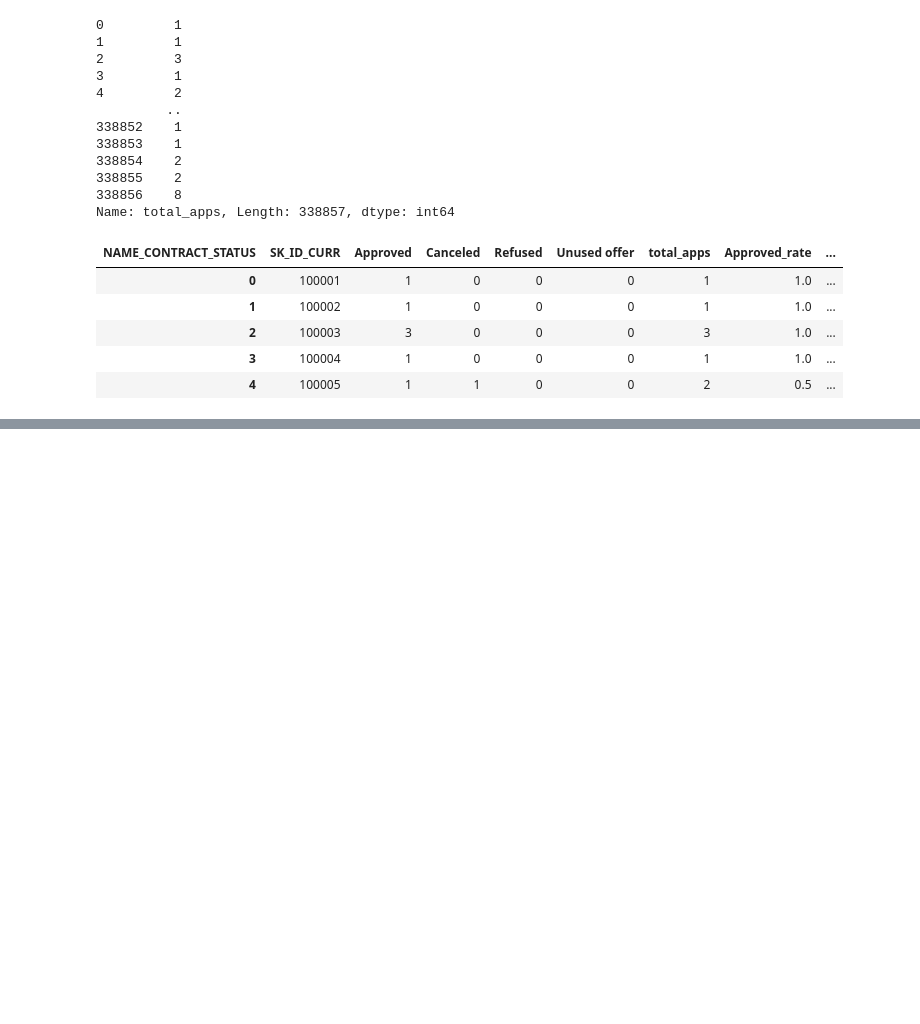
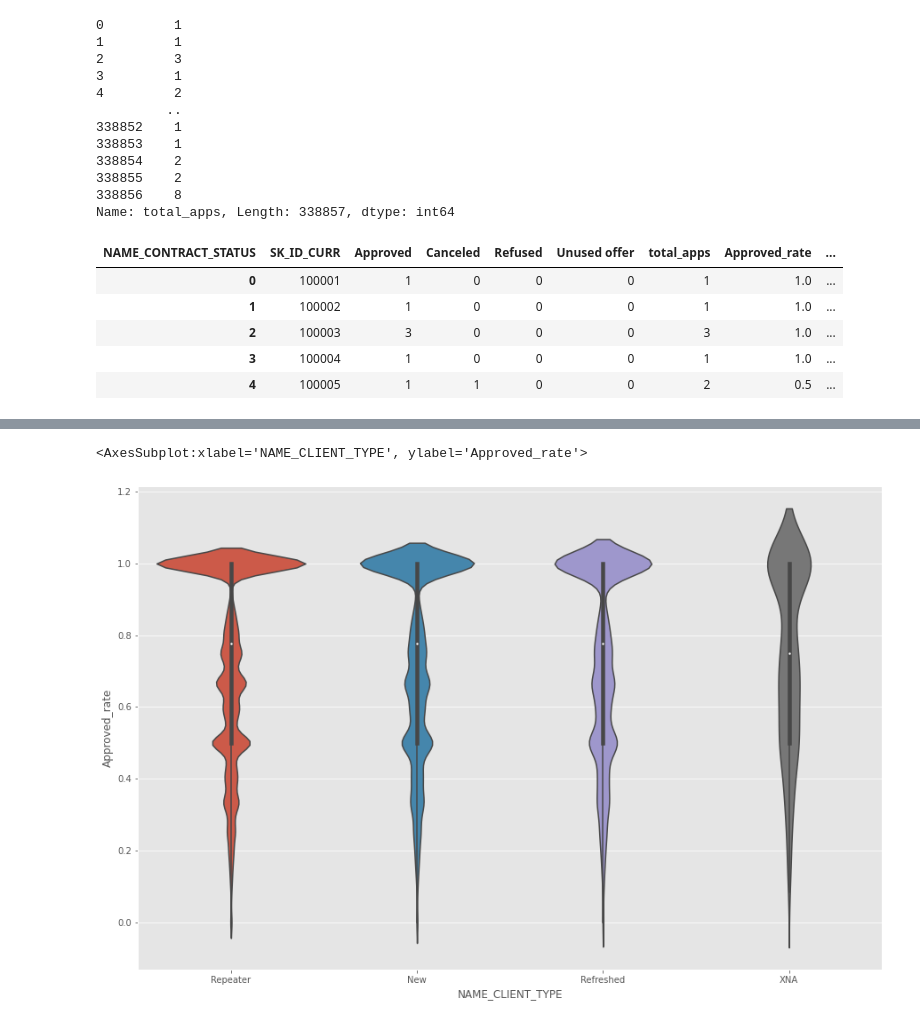
Before and after one commit to Antonio-Avila/Home-Credit-Default, a Jupyter notebook: Previous_Apps.ipynb, the cells around one changed output, grey strips where cells are left out. Drawn from its saved outputs; the diff is of its cells as text; code cells hidden in the pictures; blank space fills up the shorter version.

```diff
--- a/Previous_Apps.ipynb
+++ b/Previous_Apps.ipynb
@@ -132,0 +162,5 @@ join(other, on=None, how='left', lsuffix='', rsuffix='', sort=False) -> 'DataFra
+# %%
+sns.violinplot(x = prev_app.NAME_CLIENT_TYPE, y = approval_rate.Approved_rate)
+# %% [output]
+<AxesSubplot:xlabel='NAME_CLIENT_TYPE', ylabel='Approved_rate'>
+[figure, added]
```
Also changed, not shown: parts of 15 cells of this notebook.
